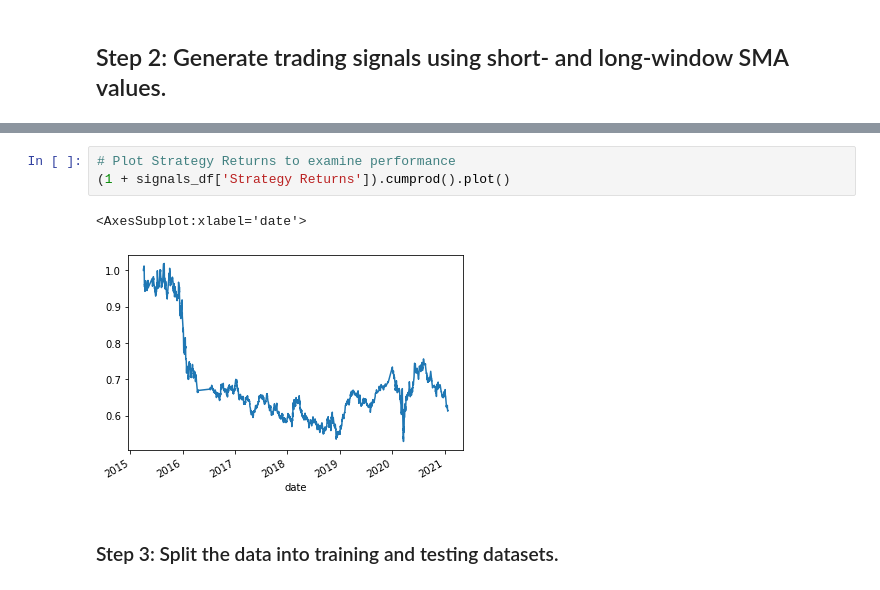
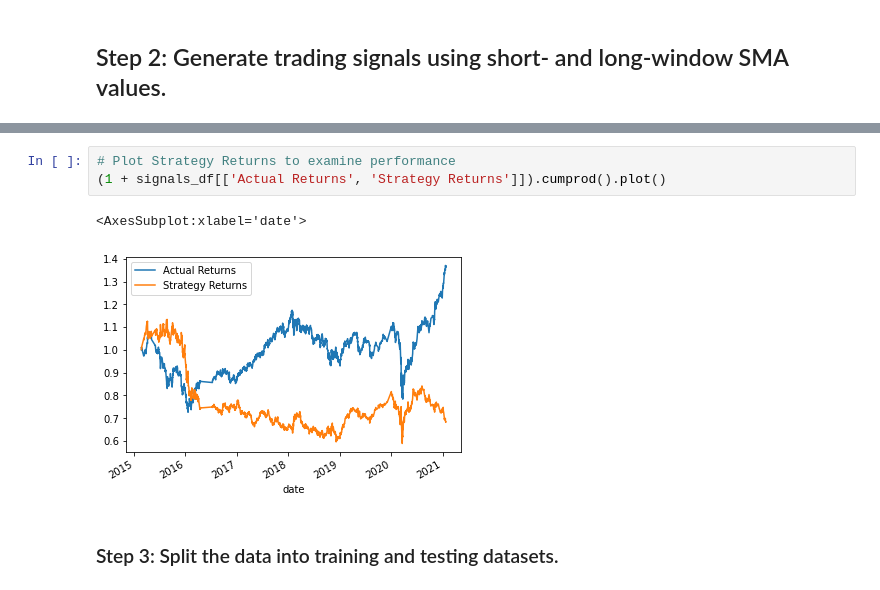
Before and after one commit to dcmar18/Machine_Learning_trading_Bot, a Jupyter notebook: machine_learning_trading_bot.ipynb, the cells around one changed output, grey strips where cells are left out. Drawn from its saved outputs; the diff is of its cells as text.

```diff
--- a/machine_learning_trading_bot.ipynb
+++ b/machine_learning_trading_bot.ipynb
@@ -225,9 +234,9 @@ display(signals_df.tail())
 # %%
 # Plot Strategy Returns to examine performance
-(1 + signals_df['Strategy Returns']).cumprod().plot()
+(1 + signals_df[['Actual Returns', 'Strategy Returns']]).cumprod().plot()
 # %% [output]
 <AxesSubplot:xlabel='date'>
-[figure, old version]
+[figure, new version]
 # %% [markdown]
 ### Step 3: Split the data into training and testing datasets.
 # %%
```
Also changed, not shown: parts of 6 cells of this notebook, 8 other files.
